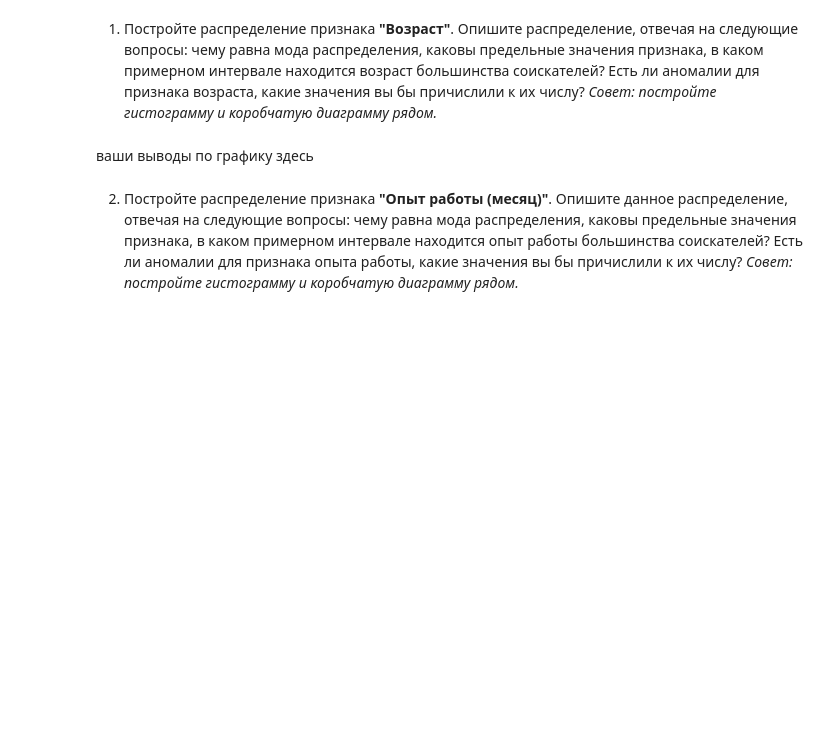
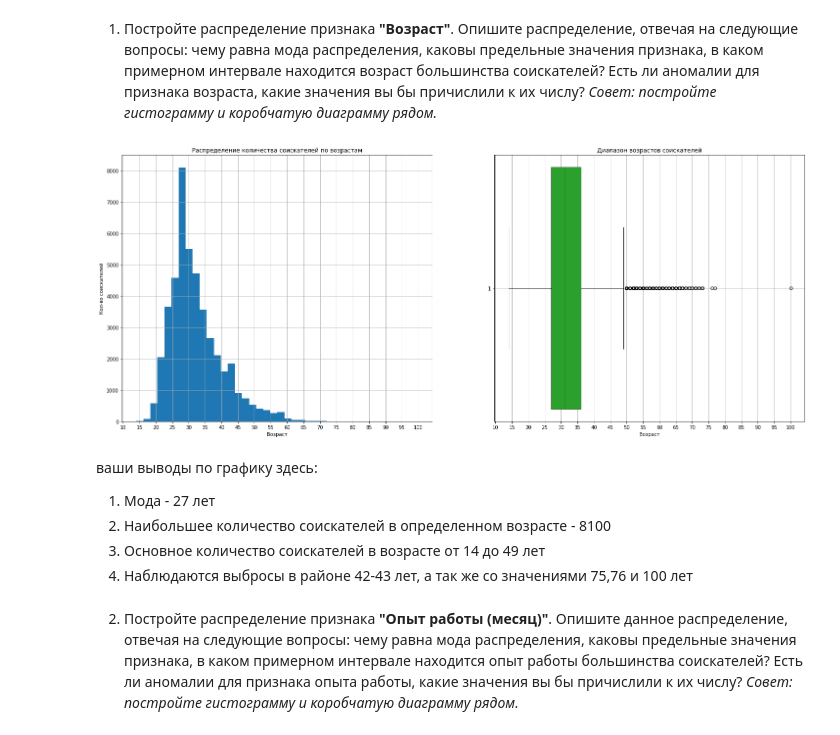
Before and after one commit to IlyaBer/ds_learning, a Jupyter notebook: project_1/Ноутбук-шаблон Project 1.ipynb, the cells around one changed output. Saved outputs shown, nothing was run; the diff lists cells and outputs as text; code cells hidden in the pictures; blank space fills up the shorter version.

```diff
--- a/project_1/Ноутбук-шаблон Project 1.ipynb
+++ b/project_1/Ноутбук-шаблон Project 1.ipynb
@@ -510,8 +529,8 @@ Name: гибкий график, dtype: int64
 
 money=pd.read_csv('/Users/localadm/Saved Games/IDE/ds_learning/project_1/data/ExchangeRates.csv')
 
-df_sch_busy['Обновление резюме']=pd.to_datetime(df_sch_busy['Обновление резюме'], dayfirst=True)
-df_sch_busy['date']=df_sch_busy['Обновление резюме'].dt.date
+df_sch_busy['Обновление резюме']=pd.to_datetime(df_sch_busy['Обновление резюме'], dayfirst=True).dt.date
+df_sch_busy['date']=df_sch_busy['Обновление резюме']
 df_sch_busy['date']=pd.to_datetime(df_sch_busy['date'], dayfirst=True)
 money['date']=pd.to_datetime(money['date'], dayfirst=True)
 money=money.drop(['time', 'per', 'vol'], axis=1)
@@ -538,7 +557,9 @@ result_df=df_sch_busy.merge(
     on=['date', 'currency'],
     how='left'
 )
-result_df=result_df.fillna(1)
+
+result_df['close']=result_df['close'].fillna(1)
+result_df['proportion']=result_df['proportion'].fillna(1)
 course=result_df['close']
 prop=result_df['proportion']
 result_df['ЗП (руб.)']=result_df['Цифровое значение ЗП']/prop*course
@@ -553,8 +574,45 @@ result_df['ЗП (руб.)'].median()
 *Совет: постройте гистограмму и коробчатую диаграмму рядом.*
 # %%
 # ваш код здесь
+age_data=result_df['Возраст']
+
+fig, axes = plt.subplots(nrows=1, ncols=2, figsize=(25,10))
+
+axes[0].hist(
+    x=age_data,
+    label=['Возраст'],
+    bins=40
+)
+axes[0].set_title('Распределение количества соискателей по возрастам')
+axes[0].set_xlabel('Возраст')
+axes[0].set_ylabel('Кол-во соискателей')
+axes[0].grid()
+axes[0].set_xticks(range(10, 105, 5));
+
+
+axes[1].boxplot(
+    age_data,
+    widths=2,
+    patch_artist=True,
+    showmeans=True,
+    vert=0,
+    medianprops={"color": "black", "linewidth": 0.5},
+    boxprops={"facecolor": "C2", "edgecolor": "black",
+                          "linewidth": 0.5},
+)
+axes[1].grid()
+axes[1].set_title('Диапазон возрастов соискателей')
+axes[1].set_xlabel('Возраст')
+axes[1].set_xticks(range(10, 105, 5));
+# %% [output]
+[figure, added]
 # %% [markdown]
-ваши выводы по графику здесь
+ваши выводы по графику здесь:
+
+1. Мода - 27 лет
+2. Наибольшее количество соискателей в определенном возрасте - 8100
+3. Основное количество соискателей в возрасте от 14 до 49 лет
+4. Наблюдаются выбросы в районе 42-43 лет, а так же со значениями 75,76 и 100 лет
 # %% [markdown]
 2. Постройте распределение признака **"Опыт работы (месяц)"**. Опишите данное распределение, отвечая на следующие вопросы: чему равна мода распределения, каковы предельные значения признака, в каком примерном интервале находится опыт работы большинства соискателей? Есть ли аномалии для признака опыта работы, какие значения вы бы причислили к их числу?
 *Совет: постройте гистограмму и коробчатую диаграмму рядом.*
```
Also changed, not shown: parts of 22 cells of this notebook.
